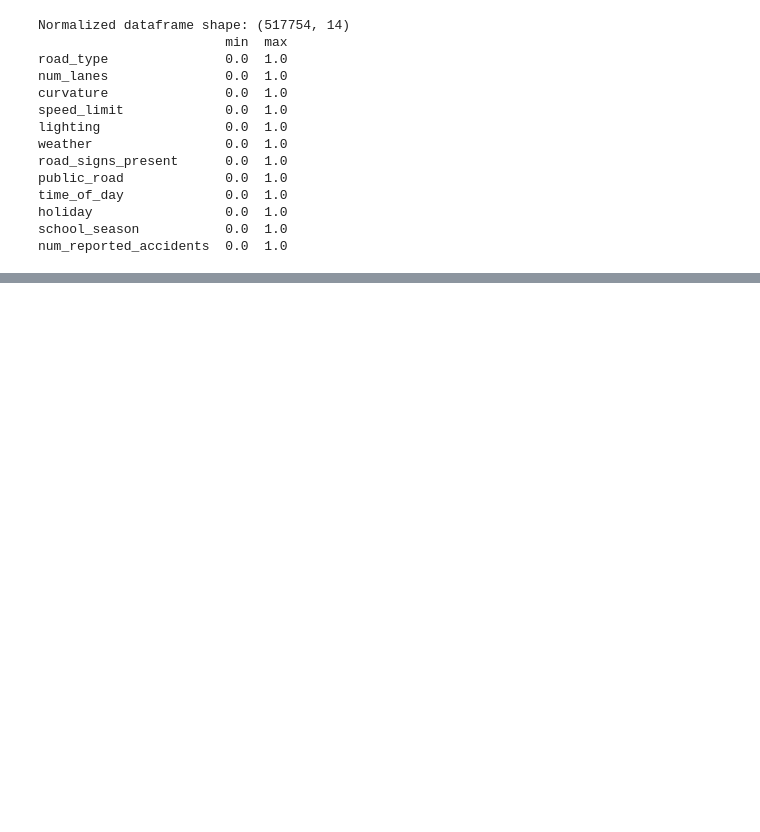
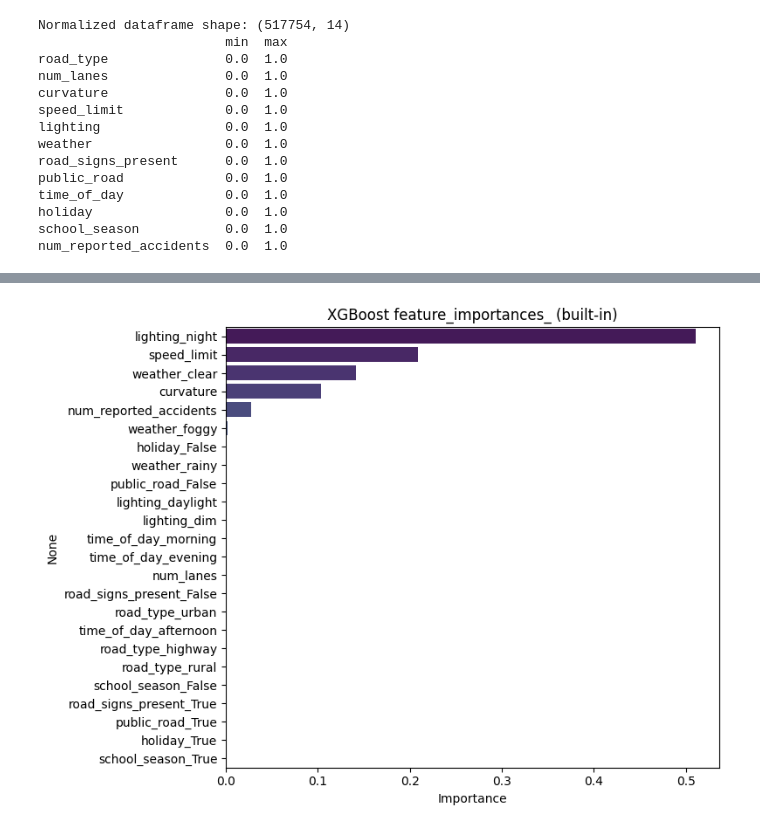
Before and after one commit to cringe-syco/ML, a Jupyter notebook: notebooks/road_accidents.ipynb, the cells around one changed output, grey strips where cells are left out. Drawn from its saved outputs; the diff is of its cells as text; code cells hidden in the pictures; blank space fills up the shorter version.

Commit message:
Categories encoding and model implementation

```diff
--- a/notebooks/road_accidents.ipynb
+++ b/notebooks/road_accidents.ipynb
@@ -116,0 +217,3 @@ plt.title('Features Correlation with Accident Severity')
+# %%
+model = RandomForestRegressor(random_state=42)
+model.fit(X_train, y_train)
@@ -116,0 +222,5 @@ plt.title('Features Correlation with Accident Severity')
+# %%
+from sklearn.linear_model import LinearRegression
+
+linear_model = LinearRegression()
+linear_model.fit(X_train, y_train)
@@ -116,0 +229,5 @@ plt.title('Features Correlation with Accident Severity')
+# %%
+from sklearn.ensemble import GradientBoostingRegressor
+
+gb_model = GradientBoostingRegressor(random_state=42)
+gb_model.fit(X_train, y_train)
@@ -116,0 +236,5 @@ plt.title('Features Correlation with Accident Severity')
+# %%
+import xgboost as xgb
+
+xgb_model = xgb.XGBRegressor(random_state=42, n_jobs=-1, tree_method='hist')
+xgb_model.fit(X_train, y_train)
@@ -116,0 +293,76 @@ plt.title('Features Correlation with Accident Severity')
+# %%
+# Visualize XGBoost feature importances and permutation importance
+import pandas as pd
+import matplotlib.pyplot as plt
+import seaborn as sns
+from sklearn.inspection import permutation_importance
+
+# Ensure feature names are available
+try:
+    feature_names = X_train.columns.tolist()
+except Exception as e:
+    raise RuntimeError("X_train is not defined. Run the training / split cells first.") from e
+
+# 1) XGBoost built-in importance (gain/weight)
+if hasattr(xgb_model, 'feature_importances_'):
+    imp = xgb_model.feature_importances_
+    fi = pd.Series(imp, index=feature_names).sort_values(ascending=False)
+    top_n = min(30, len(fi))
+    plt.figure(figsize=(8, max(4, top_n*0.25)))
+    sns.barplot(x=fi.values[:top_n], y=fi.index[:top_n], palette='viridis')
+    plt.title('XGBoost feature_importances_ (built-in)')
+    plt.xlabel('Importance')
+    plt.tight_layout()
+    plt.show()
+    # save top features to csv
+    try:
+        fi.head(100).to_csv(base_path + 'xgb_feature_importances_builtin.csv')
+    except Exception:
+        pass
+else:
+    print('xgb_model has no feature_importances_ attribute')
+
+# 2) Permutation importance on validation set (more reliable, model-agnostic)
+try:
+    if 'X_val' in globals() and 'y_val' in globals():
+        print('Computing permutation importance on validation set (this may take a bit)...')
+        perm = permutation_importance(xgb_model, X_val, y_val, n_repeats=10, random_state=42, n_jobs=-1)
+        perm_series = pd.Series(perm.importances_mean, index=feature_names).sort_values(ascending=False)
+        top_n2 = min(30, len(perm_series))
+        plt.figure(figsize=(8, max(4, top_n2*0.25)))
+        sns.barplot(x=perm_series.values[:top_n2], y=perm_series.index[:top_n2], palette='magma')
+        plt.title('Permutation importance (validation set)')
+        plt.xlabel('Mean decrease in score')
+        plt.tight_layout()
+        plt.show()
+        # persist results
+        try:
+            perm_series.to_csv(base_path + 'xgb_permutation_importances_validation.csv')
+        except Exception:
+            pass
+    else:
+        print('X_val / y_val not found: skip permutation importance (run split_data first).')
+except Exception as e:
+    print('Permutation importance failed:', e)
+
+# 3) Print top 10 features (both methods if available)
+print('\nTop features (built-in XGBoost importance):')
+try:
+    print(fi.head(10).to_string())
+except NameError:
+    print('built-in importances not available')
+
+print('\nTop features (permutation importance):')
+try:
+    print(perm_series.head(10).to_string())
+except NameError:
+    print('permutation importances not available')
+
+# Optional: show a compact dataframe of top features side-by-side if both exist
+try:
+    both = pd.concat([fi, perm_series], axis=1)
+    both.columns = ['xgb_builtin', 'permutation_mean']
+    display(both.head(20))
+except Exception:
+    pass
+# %% [output]
@@ -116,0 +372 @@ plt.title('Features Correlation with Accident Severity')
+[figure, added]
```
Also changed, not shown: parts of 12 cells of this notebook, 2 other files.
